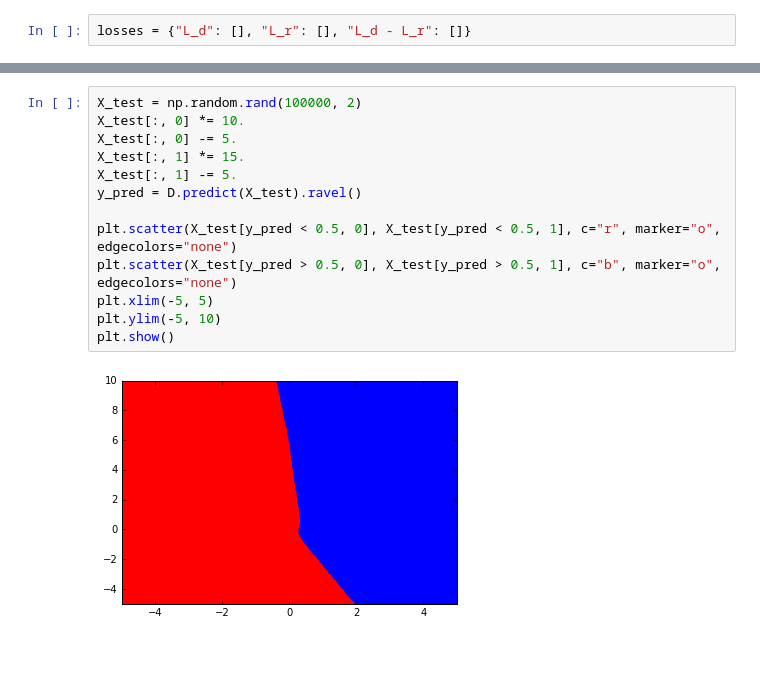
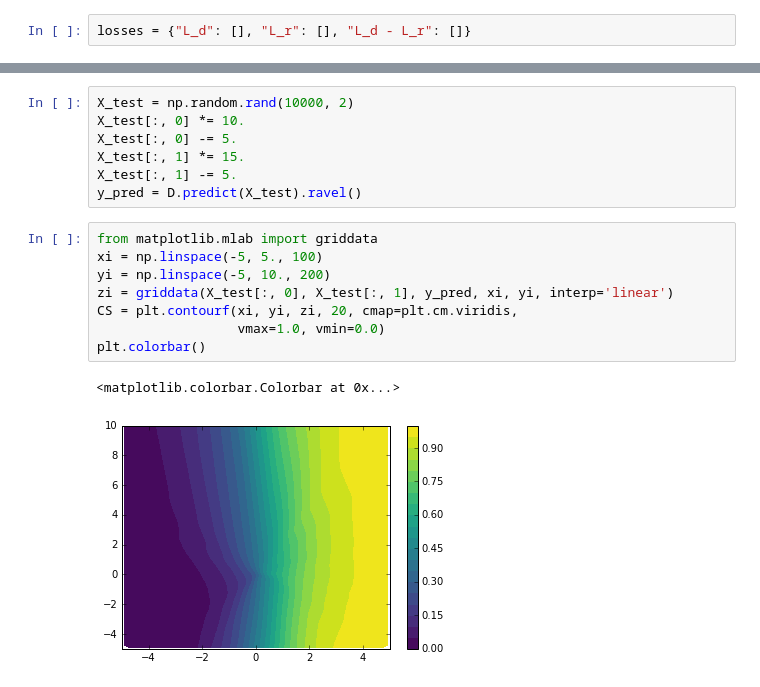
Before and after one commit to glouppe/paper-learning-to-pivot, a Jupyter notebook: code/Adversarial training against systematic uncertainties.ipynb, the cells around one changed output, grey strips where cells are left out. Cells and saved outputs as stored; diff of their text form; blank space fills up the shorter version.

```diff
--- a/code/Adversarial training against systematic uncertainties.ipynb
+++ b/code/Adversarial training against systematic uncertainties.ipynb
@@ -214,15 +215,18 @@ plt.show()
 # %%
-X_test = np.random.rand(100000, 2)
+X_test = np.random.rand(10000, 2)
 X_test[:, 0] *= 10.
 X_test[:, 0] -= 5.
 X_test[:, 1] *= 15.
 X_test[:, 1] -= 5.
 y_pred = D.predict(X_test).ravel()
-
-plt.scatter(X_test[y_pred < 0.5, 0], X_test[y_pred < 0.5, 1], c="r", marker="o", edgecolors="none")
-plt.scatter(X_test[y_pred > 0.5, 0], X_test[y_pred > 0.5, 1], c="b", marker="o", edgecolors="none")
-plt.xlim(-5, 5)
-plt.ylim(-5, 10)
-plt.show()
-# %% [output]
-[figure, removed]
+# %%
+from matplotlib.mlab import griddata
+xi = np.linspace(-5, 5., 100)
+yi = np.linspace(-5, 10., 200)
+zi = griddata(X_test[:, 0], X_test[:, 1], y_pred, xi, yi, interp='linear')
+CS = plt.contourf(xi, yi, zi, 20, cmap=plt.cm.viridis,
+                  vmax=1.0, vmin=0.0)
+plt.colorbar()
+# %% [output]
+<matplotlib.colorbar.Colorbar at 0x...>
+[figure, added]
```
Also changed, not shown: parts of 9 cells of this notebook, 4 other files.
